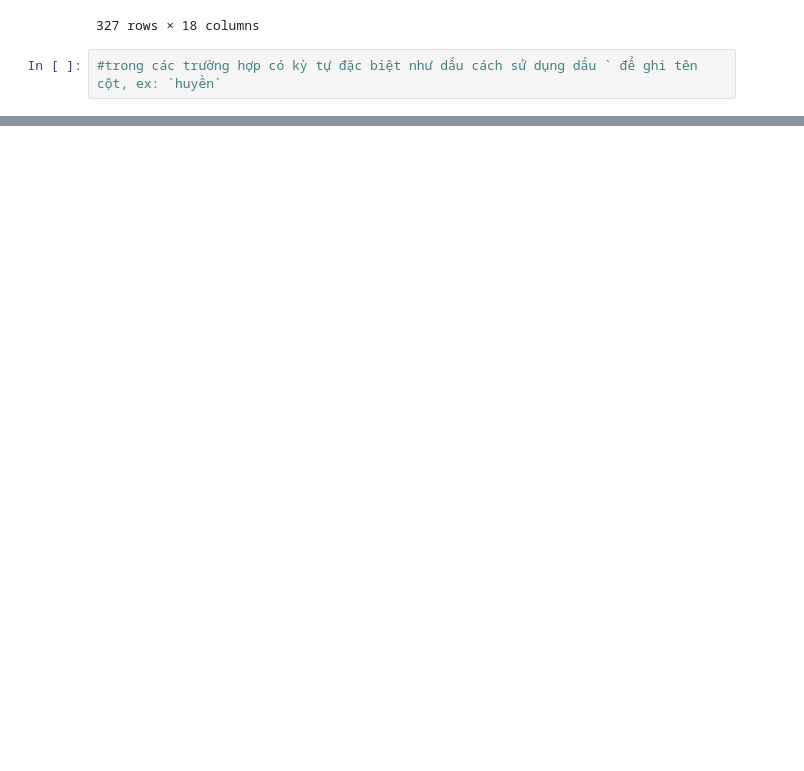
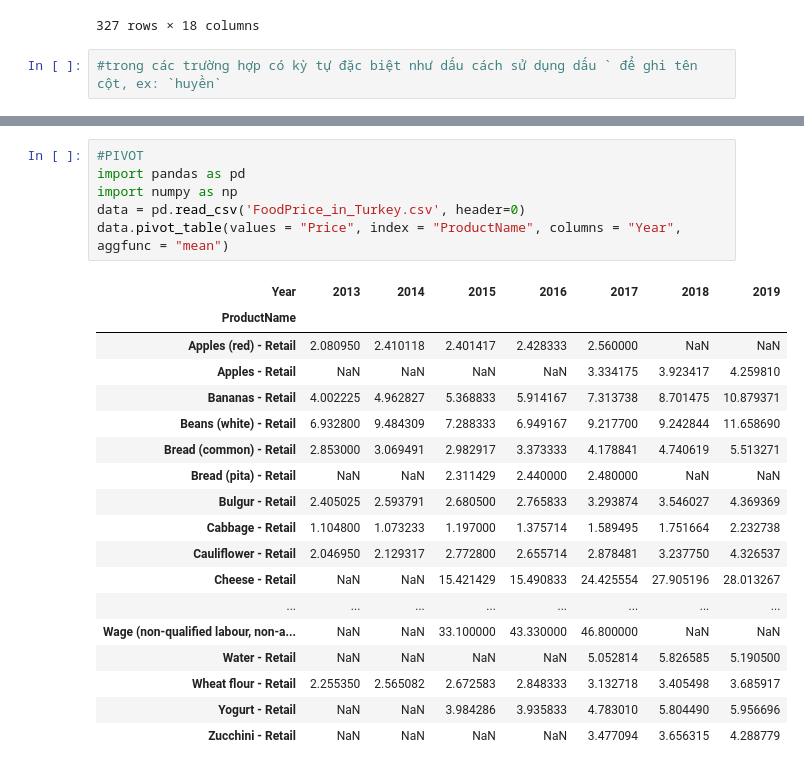
Before and after one commit to KimKieu123/DA30092022, a Jupyter notebook: Thao tác với dữ liệu.ipynb, the cells around one changed output, grey strips where cells are left out. Cells and saved outputs as stored; diff of their text form; blank space fills up the shorter version.

```diff
--- a/Thao tác với dữ liệu.ipynb
+++ b/Thao tác với dữ liệu.ipynb
@@ -423,0 +484,25 @@ data.query("shop_location.str.contains('Manila')==True")
+# %%
+#PIVOT
+import pandas as pd
+import numpy as np
+data = pd.read_csv('FoodPrice_in_Turkey.csv', header=0)
+data.pivot_table(values = "Price", index = "ProductName", columns = "Year", aggfunc = "mean")
+# %% [output]
+| Year | 2013 | 2014 | 2015 | 2016 | 2017 | 2018 | 2019 |
+| ProductName |  |  |  |  |  |  |  |
+| Apples (red) - Retail | 2.080950 | 2.410118 | 2.401417 | 2.428333 | 2.560000 | NaN | NaN |
+| Apples - Retail | NaN | NaN | NaN | NaN | 3.334175 | 3.923417 | 4.259810 |
+| Bananas - Retail | 4.002225 | 4.962827 | 5.368833 | 5.914167 | 7.313738 | 8.701475 | 10.879371 |
+| Beans (white) - Retail | 6.932800 | 9.484309 | 7.288333 | 6.949167 | 9.217700 | 9.242844 | 11.658690 |
+| Bread (common) - Retail | 2.853000 | 3.069491 | 2.982917 | 3.373333 | 4.178841 | 4.740619 | 5.513271 |
+| Bread (pita) - Retail | NaN | NaN | 2.311429 | 2.440000 | 2.480000 | NaN | NaN |
+| Bulgur - Retail | 2.405025 | 2.593791 | 2.680500 | 2.765833 | 3.293874 | 3.546027 | 4.369369 |
+| Cabbage - Retail | 1.104800 | 1.073233 | 1.197000 | 1.375714 | 1.589495 | 1.751664 | 2.232738 |
+| Cauliflower - Retail | 2.046950 | 2.129317 | 2.772800 | 2.655714 | 2.878481 | 3.237750 | 4.326537 |
+| Cheese - Retail | NaN | NaN | 15.421429 | 15.490833 | 24.425554 | 27.905196 | 28.013267 |
+| ... | ... | ... | ... | ... | ... | ... | ... |
+| Wage (non-qualified labour, non-a... | NaN | NaN | 33.100000 | 43.330000 | 46.800000 | NaN | NaN |
+| Water - Retail | NaN | NaN | NaN | NaN | 5.052814 | 5.826585 | 5.190500 |
+| Wheat flour - Retail | 2.255350 | 2.565082 | 2.672583 | 2.848333 | 3.132718 | 3.405498 | 3.685917 |
+| Yogurt - Retail | NaN | NaN | 3.984286 | 3.935833 | 4.783010 | 5.804490 | 5.956696 |
+| Zucchini - Retail | NaN | NaN | NaN | NaN | 3.477094 | 3.656315 | 4.288779 |
```
Also changed, not shown: parts of 12 cells of this notebook, 4 other files.
